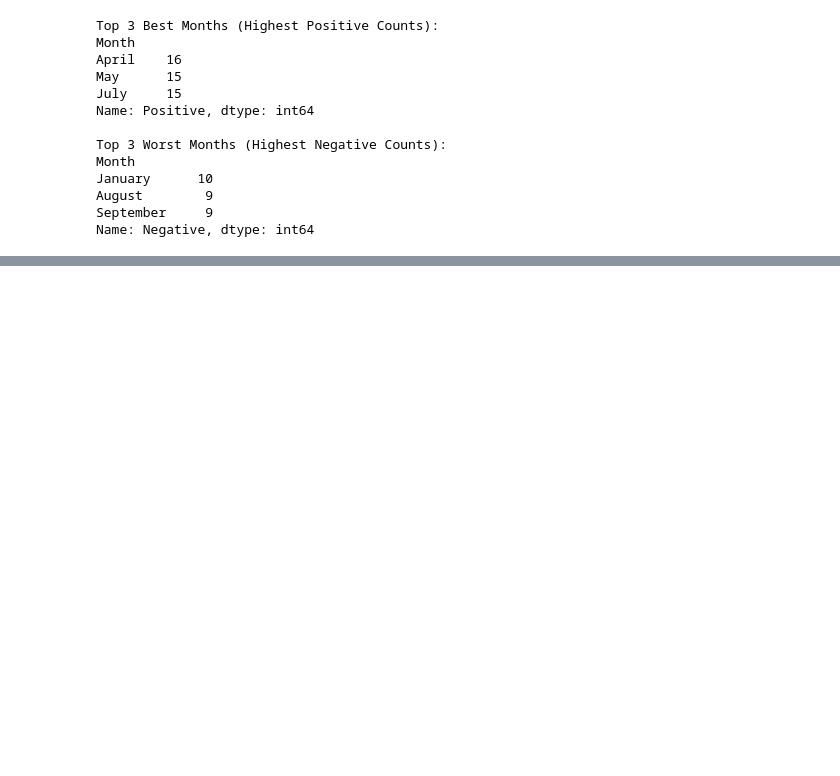
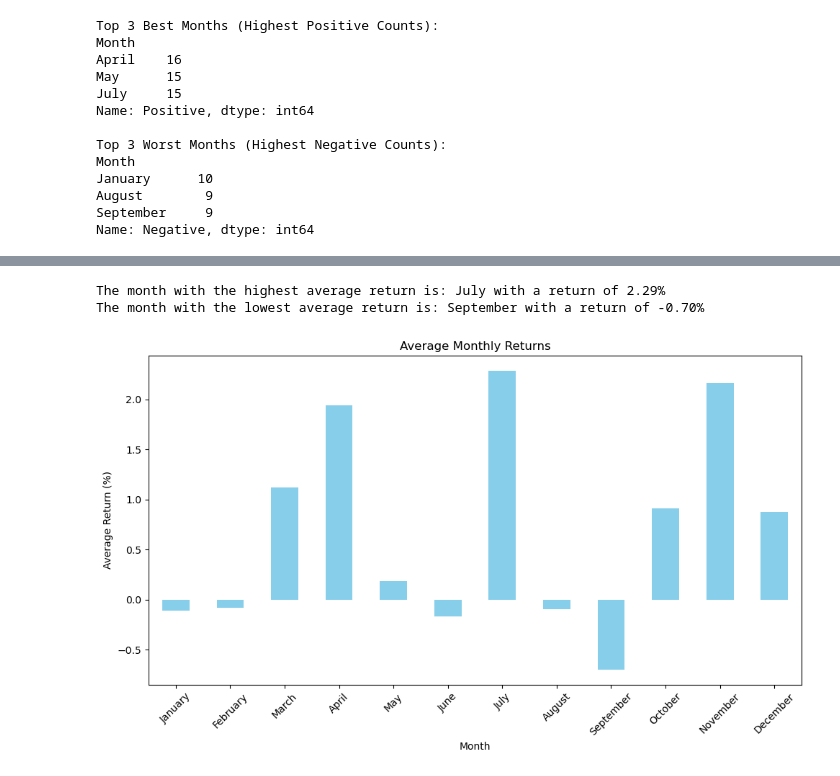
Before and after one commit to enevmartin/S-P_500_Seasonality_Analysis, a Jupyter notebook: notebooks/simple.ipynb, the cells around one changed output, grey strips where cells are left out. Drawn from its saved outputs; the diff is of its cells as text; code cells hidden in the pictures; blank space fills up the shorter version.

```diff
--- a/notebooks/simple.ipynb
+++ b/notebooks/simple.ipynb
@@ -560,0 +689,6 @@ By understanding these seasonal patterns, investors can strategically time their
+# %%
+# Calculate monthly returns based on closing prices
+merged_df['Monthly Return'] = merged_df['Close'].pct_change() * 100
+
+# Display the first few rows with the new column
+display(merged_df[['Date', 'Close', 'Monthly Return']].head())
@@ -560,0 +708,40 @@ By understanding these seasonal patterns, investors can strategically time their
+# %%
+# Step 1: Ensure 'Close' column is numeric and calculate monthly returns
+merged_df['Close'] = pd.to_numeric(merged_df['Close'], errors='coerce')
+
+# Calculate monthly returns based on closing prices
+merged_df['Monthly Return'] = merged_df['Close'].pct_change() * 100
+
+# Step 2: Ensure 'Date' is in datetime format if not already
+merged_df['Date'] = pd.to_datetime(merged_df['Date'], errors='coerce')
+
+# Extract the month name from the 'Date' column
+merged_df['Month'] = merged_df['Date'].dt.month_name()
+
+# Step 3: Group by month and calculate the average monthly return
+average_monthly_returns = merged_df.groupby('Month')['Monthly Return'].mean()
+
+# Step 4: Sort to find the months with the highest and lowest average returns
+highest_return_month = average_monthly_returns.idxmax()
+lowest_return_month = average_monthly_returns.idxmin()
+
+# Display results
+print(f"The month with the highest average return is: {highest_return_month} with a return of {average_monthly_returns.max():.2f}%")
+print(f"The month with the lowest average return is: {lowest_return_month} with a return of {average_monthly_returns.min():.2f}%")
+
+# Step 5: Plot the average monthly returns to visualize the data
+plt.figure(figsize=(10, 6))
+average_monthly_returns = average_monthly_returns.reindex(['January', 'February', 'March', 'April', 'May', 'June',
+                                                           'July', 'August', 'September', 'October', 'November', 'December'])
+
+average_monthly_returns.plot(kind='bar', color='skyblue')
+plt.title('Average Monthly Returns')
+plt.xlabel('Month')
+plt.ylabel('Average Return (%)')
+plt.xticks(rotation=45)
+plt.tight_layout()
+plt.show()
+# %% [output]
+The month with the highest average return is: July with a return of 2.29%
+The month with the lowest average return is: September with a return of -0.70%
+[figure, added]
```
Also changed, not shown: parts of 25 cells of this notebook, 1 other file.
